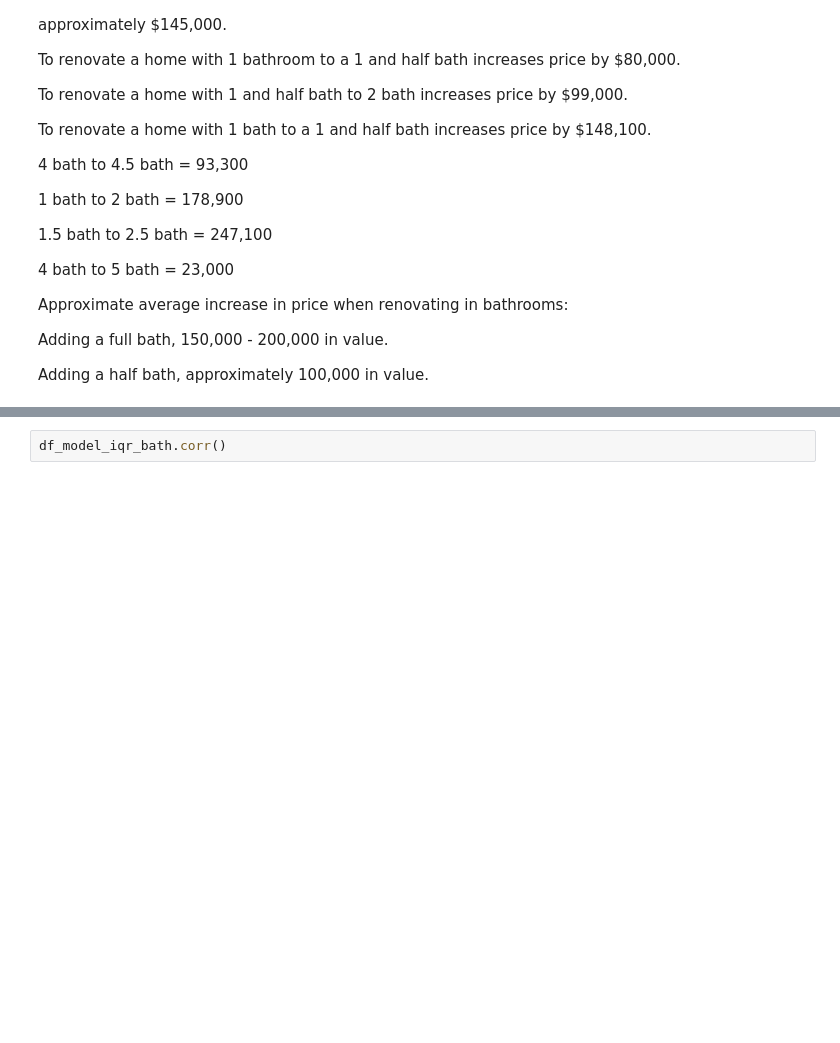
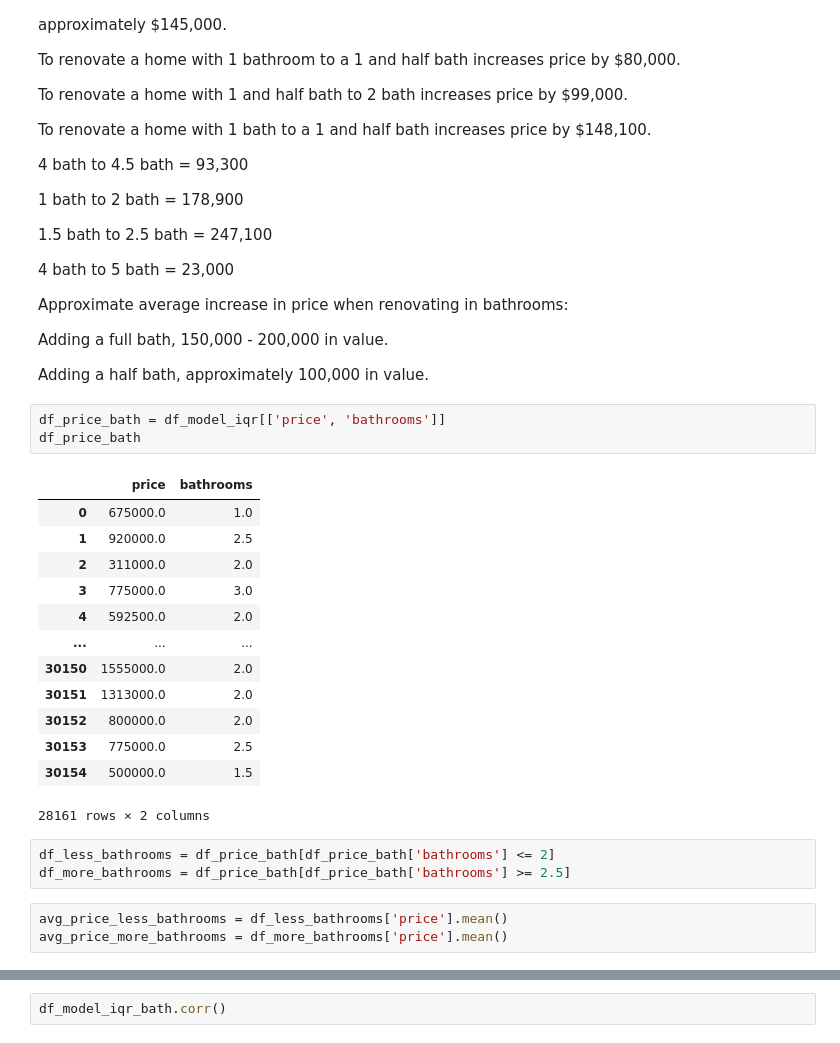
Before and after one commit to russelltblanch1993/PSRproject2, a Jupyter notebook: sean_notebook.ipynb, the cells around one changed output, grey strips where cells are left out. Cells and saved outputs as stored; diff of their text form; blank space fills up the shorter version.

```diff
--- a/sean_notebook.ipynb
+++ b/sean_notebook.ipynb
@@ -520,3 +520,26 @@ Approximate average increase in price when renovating in bathrooms:
 Adding a full bath, 150,000 - 200,000 in value.
 
 Adding a half bath, approximately 100,000 in value.
+# %%
+df_price_bath = df_model_iqr[['price', 'bathrooms']]
+df_price_bath
+# %% [output]
+|  | price | bathrooms |
+| 0 | 675000.0 | 1.0 |
+| 1 | 920000.0 | 2.5 |
+| 2 | 311000.0 | 2.0 |
+| 3 | 775000.0 | 3.0 |
+| 4 | 592500.0 | 2.0 |
+| ... | ... | ... |
+| 30150 | 1555000.0 | 2.0 |
+| 30151 | 1313000.0 | 2.0 |
+| 30152 | 800000.0 | 2.0 |
+| 30153 | 775000.0 | 2.5 |
+| 30154 | 500000.0 | 1.5 |
+28161 rows × 2 columns
+# %%
+df_less_bathrooms = df_price_bath[df_price_bath['bathrooms'] <= 2]
+df_more_bathrooms = df_price_bath[df_price_bath['bathrooms'] >= 2.5]
+# %%
+avg_price_less_bathrooms = df_less_bathrooms['price'].mean()
+avg_price_more_bathrooms = df_more_bathrooms['price'].mean()
```
Also changed, not shown: parts of 18 cells of this notebook.
